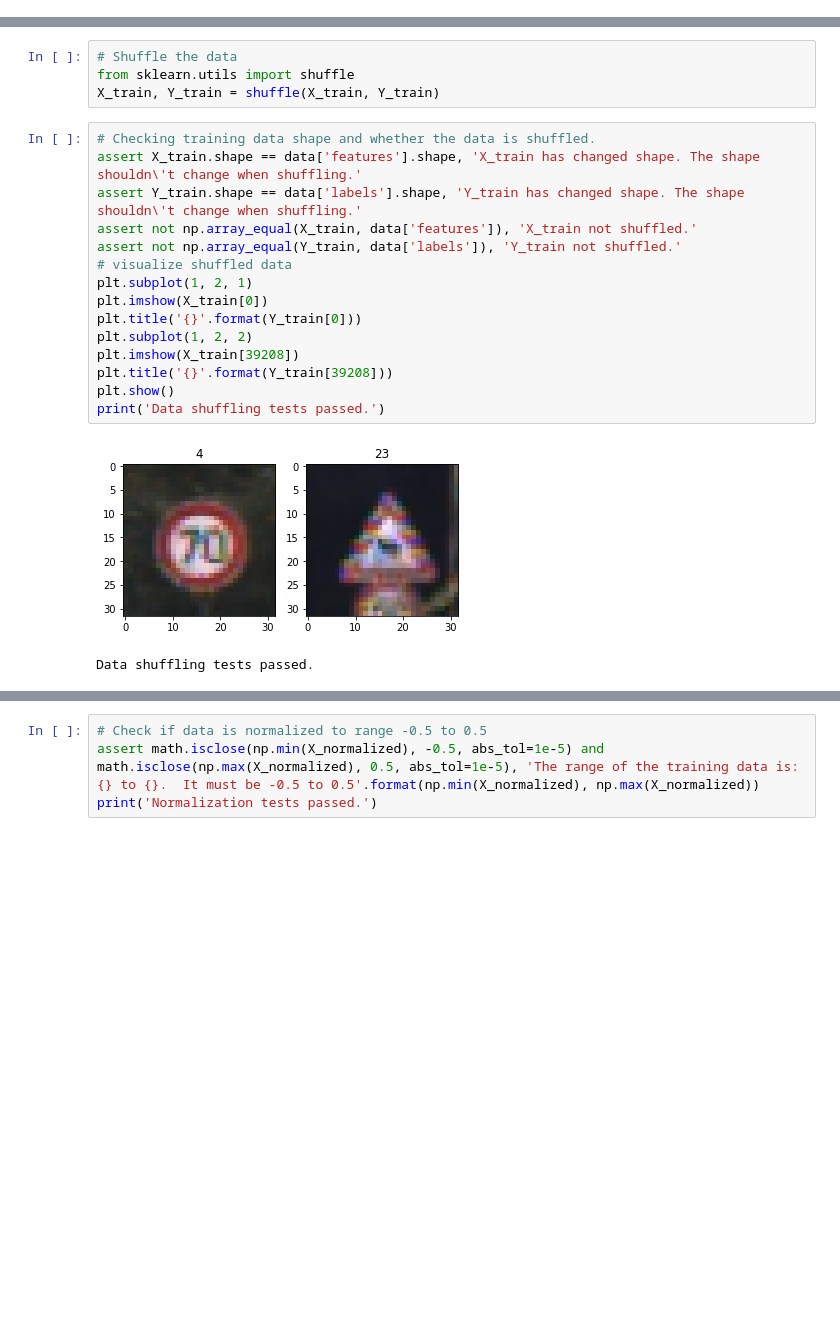
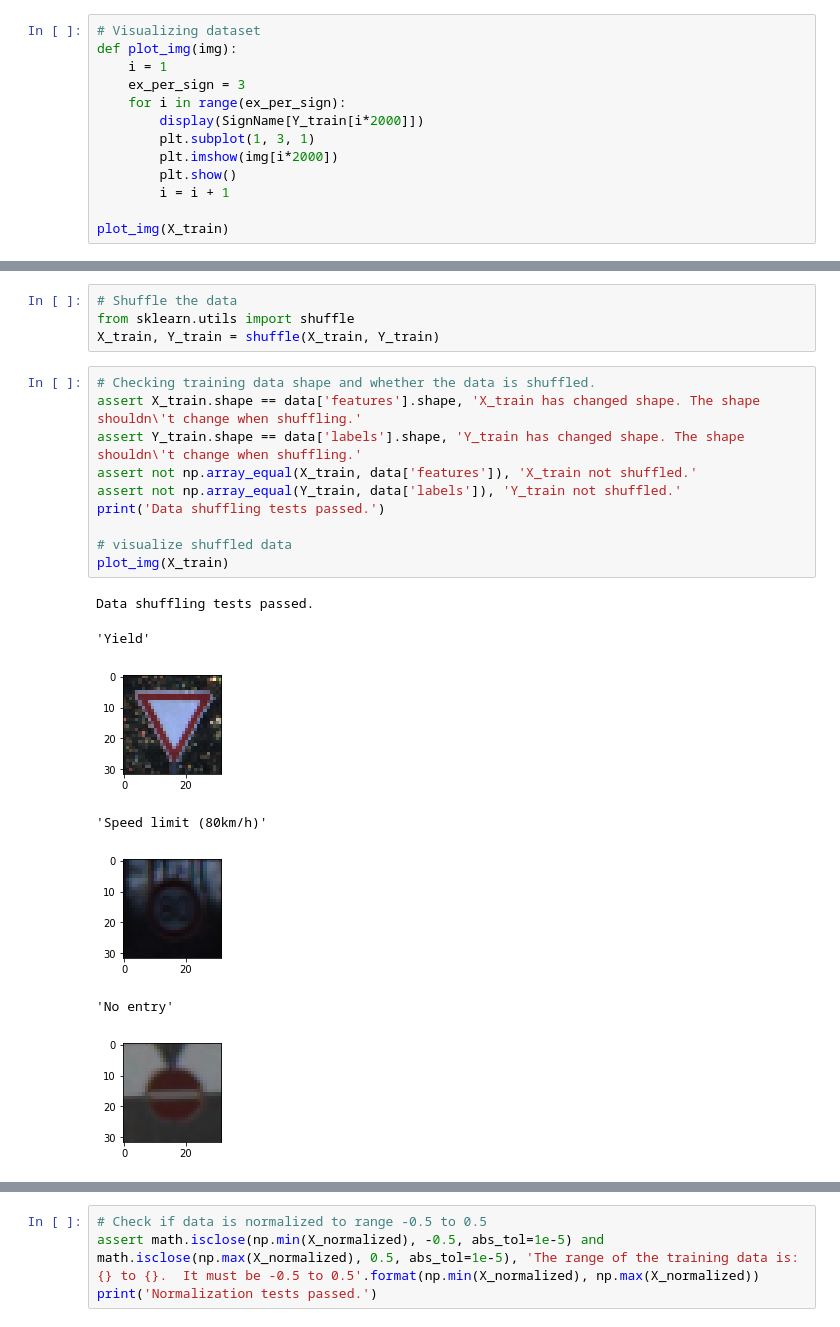
Before and after one commit to piliwilliam0306/Udacity-SDC, a Jupyter notebook: Traffic-Sign-Classification/traffic-sign-classification.ipynb, the cells around one changed output, grey strips where cells are left out. Cells and saved outputs as stored; diff of their text form; blank space fills up the shorter version.

Commit message:
add data visualization

```diff
--- a/Traffic-Sign-Classification/traffic-sign-classification.ipynb
+++ b/Traffic-Sign-Classification/traffic-sign-classification.ipynb
@@ -64,3 +59,16 @@ print (SignName.head())
 3    Speed limit (60km/h)
 4    Speed limit (70km/h)
 Name: SignName, dtype: object
+# %%
+# Visualizing dataset
+def plot_img(img):
+    i = 1
+    ex_per_sign = 3
+    for i in range(ex_per_sign):
+        display(SignName[Y_train[i*2000]])
+        plt.subplot(1, 3, 1)
+        plt.imshow(img[i*2000])
+        plt.show()
+        i = i + 1
+
+plot_img(X_train)
@@ -78,21 +93,21 @@ X_train, Y_train = shuffle(X_train, Y_train)
 # %%
 # Checking training data shape and whether the data is shuffled.
 assert X_train.shape == data['features'].shape, 'X_train has changed shape. The shape shouldn\'t change when shuffling.'
 assert Y_train.shape == data['labels'].shape, 'Y_train has changed shape. The shape shouldn\'t change when shuffling.'
 assert not np.array_equal(X_train, data['features']), 'X_train not shuffled.'
 assert not np.array_equal(Y_train, data['labels']), 'Y_train not shuffled.'
+print('Data shuffling tests passed.')
+
 # visualize shuffled data
-plt.subplot(1, 2, 1)
-plt.imshow(X_train[0])
-plt.title('{}'.format(Y_train[0]))
-plt.subplot(1, 2, 2)
-plt.imshow(X_train[39208])
-plt.title('{}'.format(Y_train[39208]))
-plt.show()
-print('Data shuffling tests passed.')
+plot_img(X_train)
 # %% [output]
+Data shuffling tests passed.
+'Yield'
-[figure, old version]
+[figure, new version]
-Data shuffling tests passed.
+'Speed limit (80km/h)'
+[figure, added]
+'No entry'
+[figure, added]
 # %%
 # Implement Min-Max scaling in the normalize() function to a range of a = -0.5 and b = 0.5.
 # After scaling, the values of the pixels in the input data should range from -0.5 to 0.5.
```
Also changed, not shown: parts of 17 cells of this notebook.
